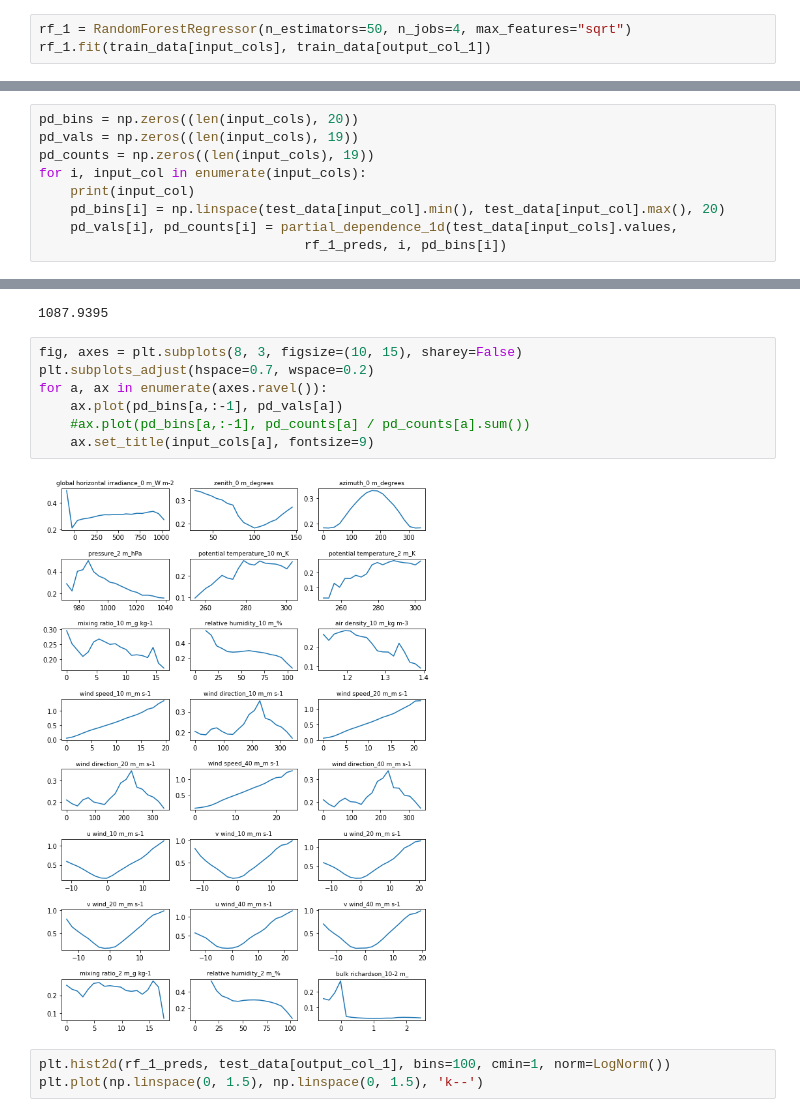
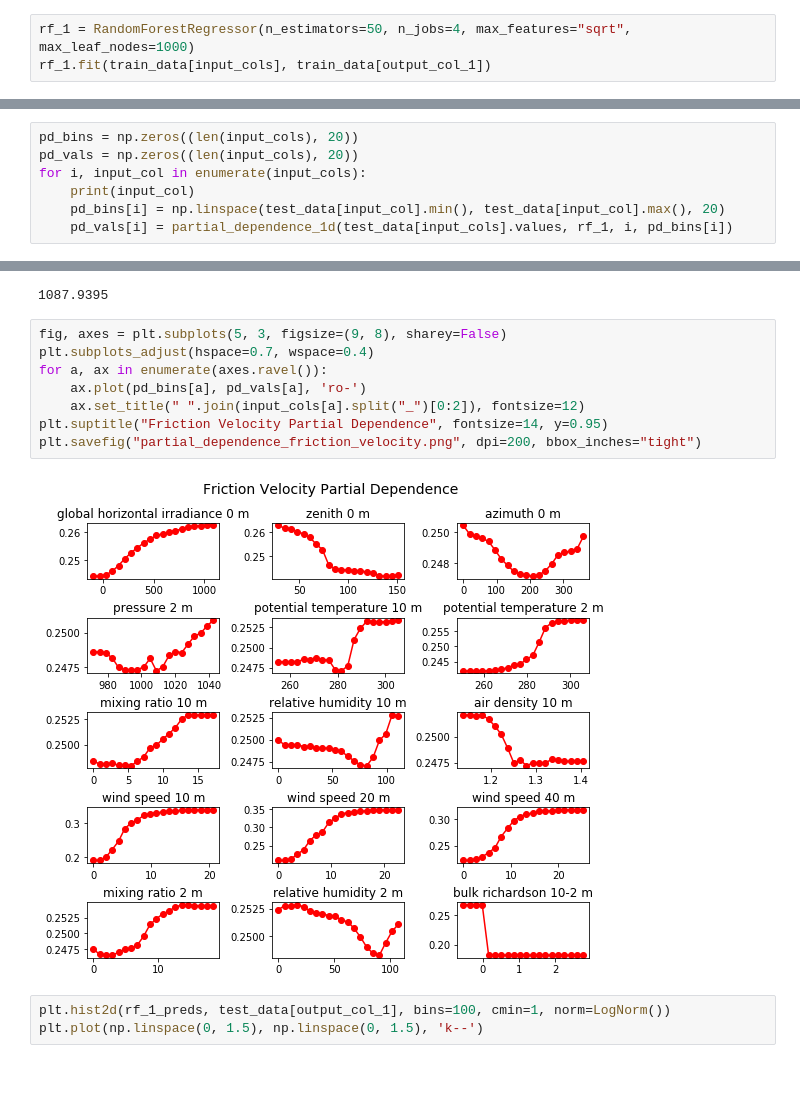
Before and after one commit to NCAR/mlsurfacelayer, a Jupyter notebook: notebooks/Cabauw Random Forests 2.ipynb, the cells around one changed output, grey strips where cells are left out. Saved outputs shown, nothing was run; the diff lists cells and outputs as text; blank space fills up the shorter version.

```diff
--- a/notebooks/Cabauw Random Forests 2.ipynb
+++ b/notebooks/Cabauw Random Forests 2.ipynb
@@ -67,7 +69,7 @@ input_cols = ['global horizontal irradiance_0 m_W m-2', 'zenith_0 m_degrees',
 output_col_1 = 'friction velocity_surface_m s-1'
 output_col_2 = "log friction velocity"
 # %%
-rf_1 = RandomForestRegressor(n_estimators=50, n_jobs=4, max_features="sqrt")
+rf_1 = RandomForestRegressor(n_estimators=50, n_jobs=4, max_features="sqrt", max_leaf_nodes=1000)
 rf_1.fit(train_data[input_cols], train_data[output_col_1])
 # %% [output]
 RandomForestRegressor(bootstrap=True, criterion='mse', max_depth=None,
@@ -249,13 +320,11 @@ plt.hist(test_data[input_cols].iloc[:, 9])
 [figure]
 # %%
 pd_bins = np.zeros((len(input_cols), 20))
-pd_vals = np.zeros((len(input_cols), 19))
-pd_counts = np.zeros((len(input_cols), 19))
+pd_vals = np.zeros((len(input_cols), 20))
 for i, input_col in enumerate(input_cols):
     print(input_col)
     pd_bins[i] = np.linspace(test_data[input_col].min(), test_data[input_col].max(), 20)
-    pd_vals[i], pd_counts[i] = partial_dependence_1d(test_data[input_cols].values,
-                                  rf_1_preds, i, pd_bins[i])
+    pd_vals[i] = partial_dependence_1d(test_data[input_cols].values, rf_1, i, pd_bins[i])
 # %% [output]
 global horizontal irradiance_0 m_W m-2
 zenith_0 m_degrees
@@ -279,14 +346,15 @@ train_data["global horizontal irradiance_0 m_W m-2"].max()
 # %% [output]
 1087.9395
 # %%
-fig, axes = plt.subplots(8, 3, figsize=(10, 15), sharey=False)
-plt.subplots_adjust(hspace=0.7, wspace=0.2)
+fig, axes = plt.subplots(5, 3, figsize=(9, 8), sharey=False)
+plt.subplots_adjust(hspace=0.7, wspace=0.4)
 for a, ax in enumerate(axes.ravel()):
-    ax.plot(pd_bins[a,:-1], pd_vals[a])
-    #ax.plot(pd_bins[a,:-1], pd_counts[a] / pd_counts[a].sum())
-    ax.set_title(input_cols[a], fontsize=9)
+    ax.plot(pd_bins[a], pd_vals[a], 'ro-')
+    ax.set_title(" ".join(input_cols[a].split("_")[0:2]), fontsize=12)
+plt.suptitle("Friction Velocity Partial Dependence", fontsize=14, y=0.95)
+plt.savefig("partial_dependence_friction_velocity.png", dpi=200, bbox_inches="tight")
 # %% [output]
-[figure, old version]
+[figure, new version]
 # %%
 plt.hist2d(rf_1_preds, test_data[output_col_1], bins=100, cmin=1, norm=LogNorm())
 plt.plot(np.linspace(0, 1.5), np.linspace(0, 1.5), 'k--')
```
Also changed, not shown: parts of 18 cells of this notebook, 4 other files.
